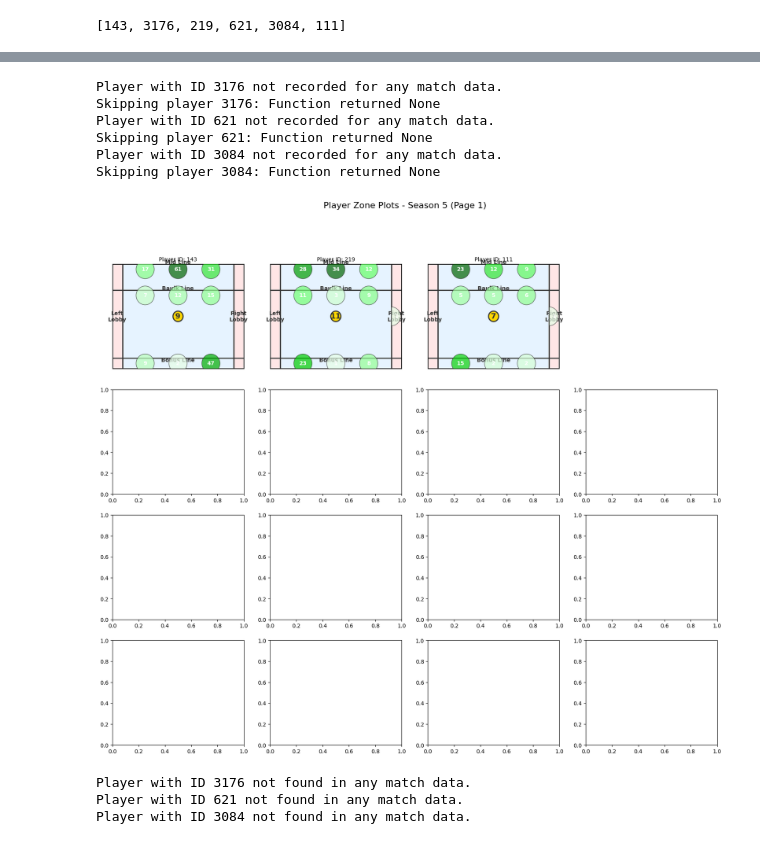
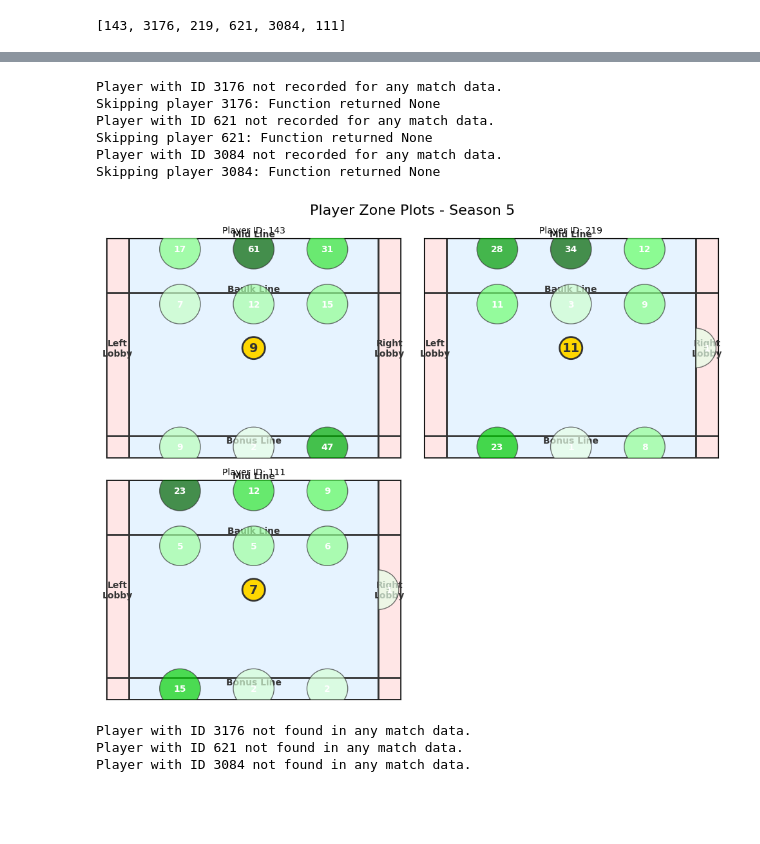
Before and after one commit to kabaddiPy/kabaddiPy, a Jupyter notebook: pypi/prokabaddidata/bhaskar-test-story.ipynb, the cells around one changed output, grey strips where cells are left out. Saved outputs shown, nothing was run; the diff lists cells and outputs as text; code cells hidden in the pictures; blank space fills up the shorter version.

Commit message:
added visualization (player grid)

```diff
--- a/pypi/prokabaddidata/bhaskar-test-story.ipynb
+++ b/pypi/prokabaddidata/bhaskar-test-story.ipynb
@@ -992,7 +992,7 @@ def plot_player_zones(directory_path, player_id, zone_type='strong'):
     plt.show()
 
 
-def plot_player_zones_improved(player_id, season, zone_type='strong',fig=None, ax=None):
+def internal_plot_player_zones_improved(player_id, season, zone_type='strong',fig=None, ax=None):
     season_directories = {
         1: "Season_PKL_Season_1_2014", 2: "Season_PKL_Season_2_2015", 3: "Season_PKL_Season_3_2016", 4: "Season_PKL_Season_4_2016",
         5: "Season_PKL_Season_5_2017", 6: "Season_PKL_Season_6_2018", 7: "Season_PKL_Season_7_2019",
@@ -1077,8 +1077,7 @@ def plot_player_zones_improved(player_id, season, zone_type='strong',fig=None, a
 
             ax.text(zone_x, zone_y, str(points), ha='center', va='center', color='white', fontsize=10, fontweight='bold', zorder=6)
 
-    # Set title
-    # ax.title(f"{player_data['name']} - Season {zone_type.capitalize()} Zones", fontsize=16, fontweight='bold', pad=20)
+
 
     # Set axis limits and remove ticks
     ax.set_xlim(0, court_width)
@@ -1277,9 +1243,3 @@ column_list = df['Player ID'].tolist()
 column_list
 # %% [output]
 [143, 3176, 219, 621, 3084, 111]
-# %%
-for i in column_list:
-    try:
-        plot_player_zones_improved(i, season=5, zone_type='strong')
-    except:
-        print("hey")
@@ -1365,13 +1293,14 @@ def create_player_zone_grid(player_ids, season, zone_type='strong', grid_size=(4
 # %%
-create_player_zone_grid(column_list, season=5, zone_type='strong', grid_size=(4, 4))
+#create_player_zone_grid(column_list, season=5, zone_type='strong', grid_size=(4, 4))
+plot_player_zones_grid(column_list, season=5, zone_type='strong', max_cols=2)
 # %% [output]
 Player with ID 3176 not recorded for any match data.
 Skipping player 3176: Function returned None
 Player with ID 621 not recorded for any match data.
 Skipping player 621: Function returned None
 Player with ID 3084 not recorded for any match data.
 Skipping player 3084: Function returned None
-[figure, old version]
+[figure, new version]
 # %%
 plot_player_zones_improved(143,season=5,zone_type='strong')
 plot_player_zones_improved(3176,season=5,zone_type='strong')
```
Also changed, not shown: parts of 3 cells of this notebook, 1 other file.
